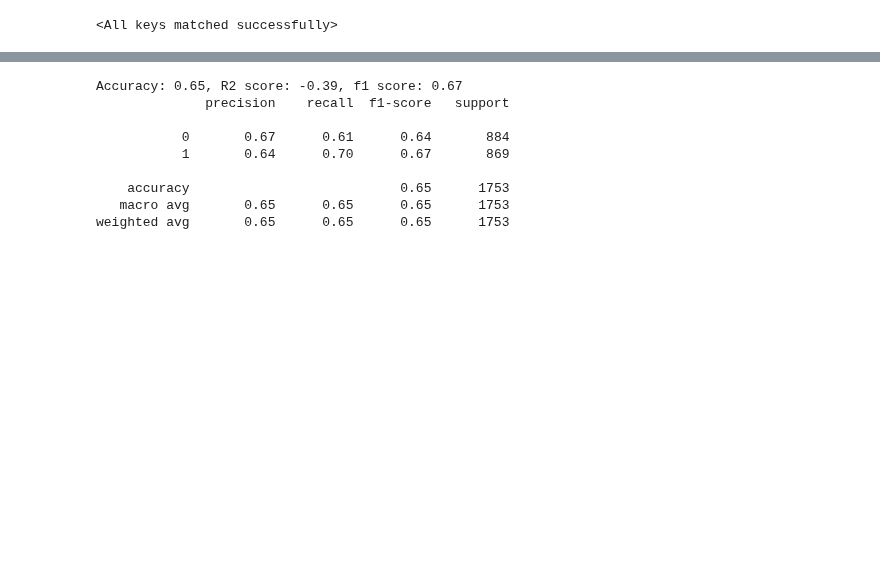
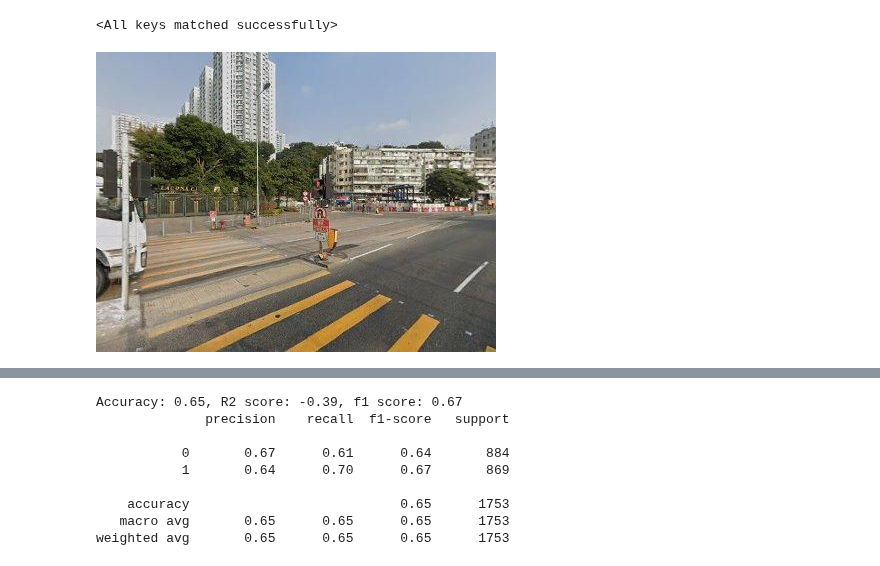
Before and after one commit to CeHouGIS/Safety_Perception_HK, a Jupyter notebook: safety_perception_model/single_model/data fusion.ipynb, the cells around one changed output, grey strips where cells are left out. Drawn from its saved outputs; the diff is of its cells as text; code cells hidden in the pictures; blank space fills up the shorter version.

```diff
--- a/safety_perception_model/single_model/data fusion.ipynb
+++ b/safety_perception_model/single_model/data fusion.ipynb
@@ -184,0 +304,9 @@ model.load_state_dict(torch.load(model_path), strict=False)
+# %%
+from PIL import Image
+
+panoid = HK_data.iloc[12]['panoid']
+img_path = f"/data2/cehou/LLM_safety/GSV/HK_imgs/{panoid[0]}/{panoid[1]}/{panoid}_90.jpg"
+img = Image.open(img_path)
+img
+# %% [output]
+[figure, added]
```
Also changed, not shown: parts of 23 cells of this notebook, 4 other files.
